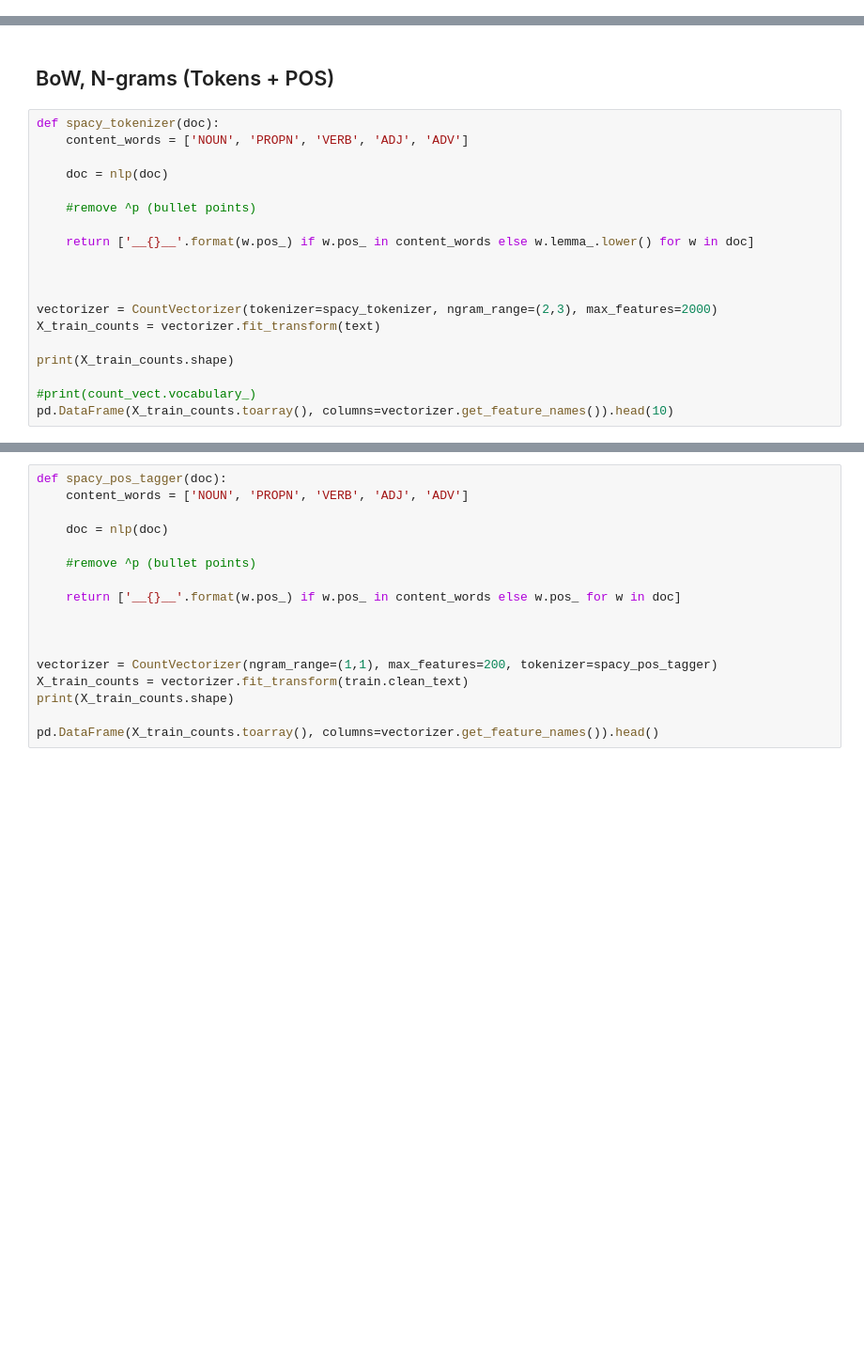
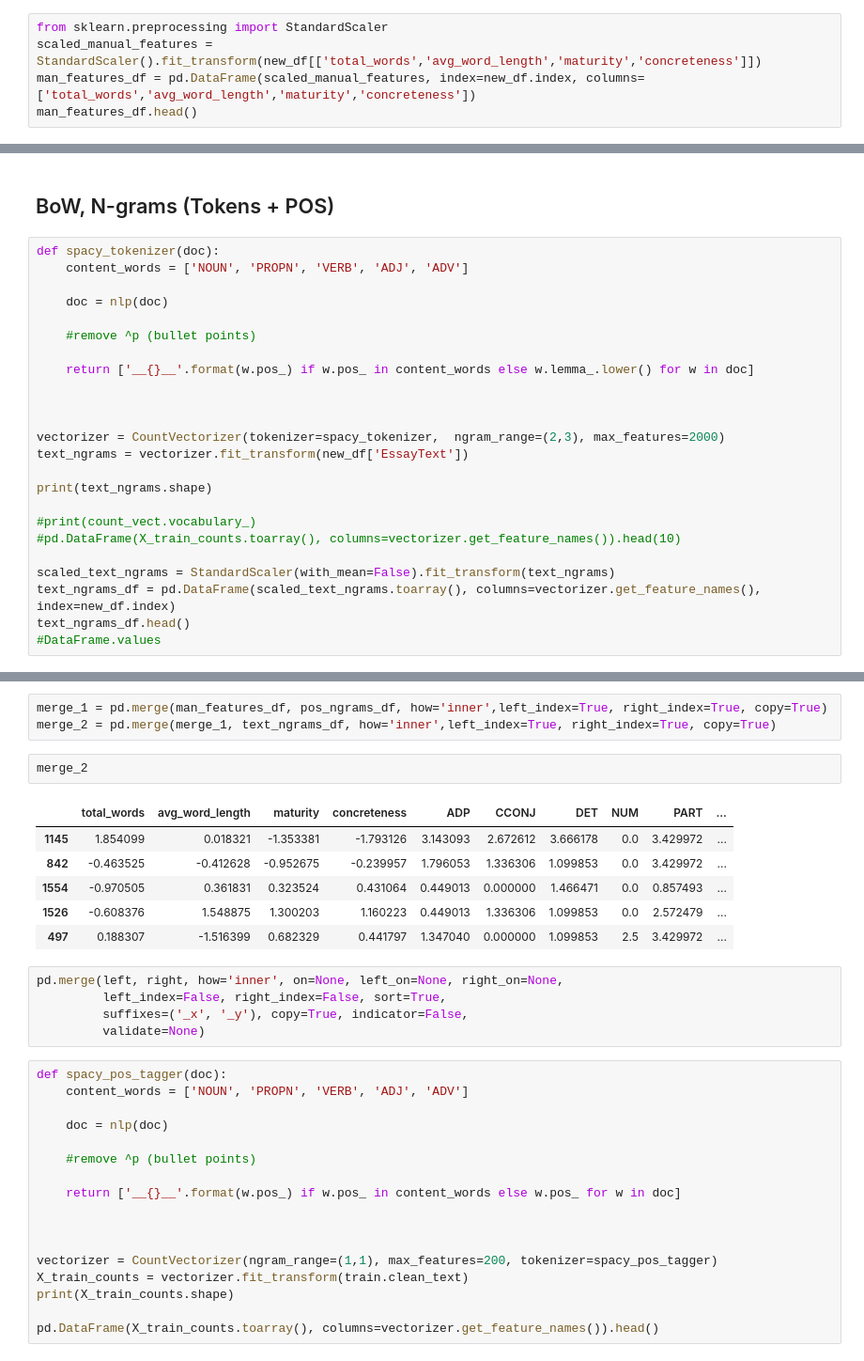
Before and after one commit to devanshi28/finalProject, a Jupyter notebook: experiments/WIP.ipynb, the cells around one changed output, grey strips where cells are left out. Shown: that part at 94% size. Saved outputs shown, nothing was run; the diff lists cells and outputs as text; blank space fills up the shorter version.

Commit message:
Cleaned feature processing and merged features

```diff
--- a/experiments/WIP.ipynb
+++ b/experiments/WIP.ipynb
@@ -261,0 +218,5 @@ for doc in nlp.pipe(new_df['EssayText']):
+# %%
+from sklearn.preprocessing import StandardScaler
+scaled_manual_features = StandardScaler().fit_transform(new_df[['total_words','avg_word_length','maturity','concreteness']])
+man_features_df = pd.DataFrame(scaled_manual_features, index=new_df.index, columns=['total_words','avg_word_length','maturity','concreteness'])
+man_features_df.head()
@@ -273,10 +241,15 @@ def spacy_tokenizer(doc):
 
 
 
-vectorizer = CountVectorizer(tokenizer=spacy_tokenizer, ngram_range=(2,3), max_features=2000)
-X_train_counts = vectorizer.fit_transform(text)
+vectorizer = CountVectorizer(tokenizer=spacy_tokenizer,  ngram_range=(2,3), max_features=2000)
+text_ngrams = vectorizer.fit_transform(new_df['EssayText'])
 
-print(X_train_counts.shape)
+print(text_ngrams.shape)
 
 #print(count_vect.vocabulary_)
-pd.DataFrame(X_train_counts.toarray(), columns=vectorizer.get_feature_names()).head(10)
+#pd.DataFrame(X_train_counts.toarray(), columns=vectorizer.get_feature_names()).head(10)
+
+scaled_text_ngrams = StandardScaler(with_mean=False).fit_transform(text_ngrams)
+text_ngrams_df = pd.DataFrame(scaled_text_ngrams.toarray(), columns=vectorizer.get_feature_names(), index=new_df.index)
+text_ngrams_df.head()
+#DataFrame.values
@@ -283,3 +295,20 @@ pd.DataFrame(X_train_counts.toarray(), columns=vectorizer.get_feature_names()).h
+# %%
+merge_1 = pd.merge(man_features_df, pos_ngrams_df, how='inner',left_index=True, right_index=True, copy=True)
+merge_2 = pd.merge(merge_1, text_ngrams_df, how='inner',left_index=True, right_index=True, copy=True)
+# %%
+merge_2
+# %% [output]
+|  | total_words | avg_word_length | maturity | concreteness | ADP | CCONJ | DET | NUM | PART | ... |
+| 1145 | 1.854099 | 0.018321 | -1.353381 | -1.793126 | 3.143093 | 2.672612 | 3.666178 | 0.0 | 3.429972 | ... |
+| 842 | -0.463525 | -0.412628 | -0.952675 | -0.239957 | 1.796053 | 1.336306 | 1.099853 | 0.0 | 3.429972 | ... |
+| 1554 | -0.970505 | 0.361831 | 0.323524 | 0.431064 | 0.449013 | 0.000000 | 1.466471 | 0.0 | 0.857493 | ... |
+| 1526 | -0.608376 | 1.548875 | 1.300203 | 1.160223 | 0.449013 | 1.336306 | 1.099853 | 0.0 | 2.572479 | ... |
+| 497 | 0.188307 | -1.516399 | 0.682329 | 0.441797 | 1.347040 | 0.000000 | 1.099853 | 2.5 | 3.429972 | ... |
+# %%
+pd.merge(left, right, how='inner', on=None, left_on=None, right_on=None,
+         left_index=False, right_index=False, sort=True,
+         suffixes=('_x', '_y'), copy=True, indicator=False,
+         validate=None)
 # %%
 def spacy_pos_tagger(doc):
     content_words = ['NOUN', 'PROPN', 'VERB', 'ADJ', 'ADV']
```
Also changed, not shown: parts of 14 cells of this notebook.
